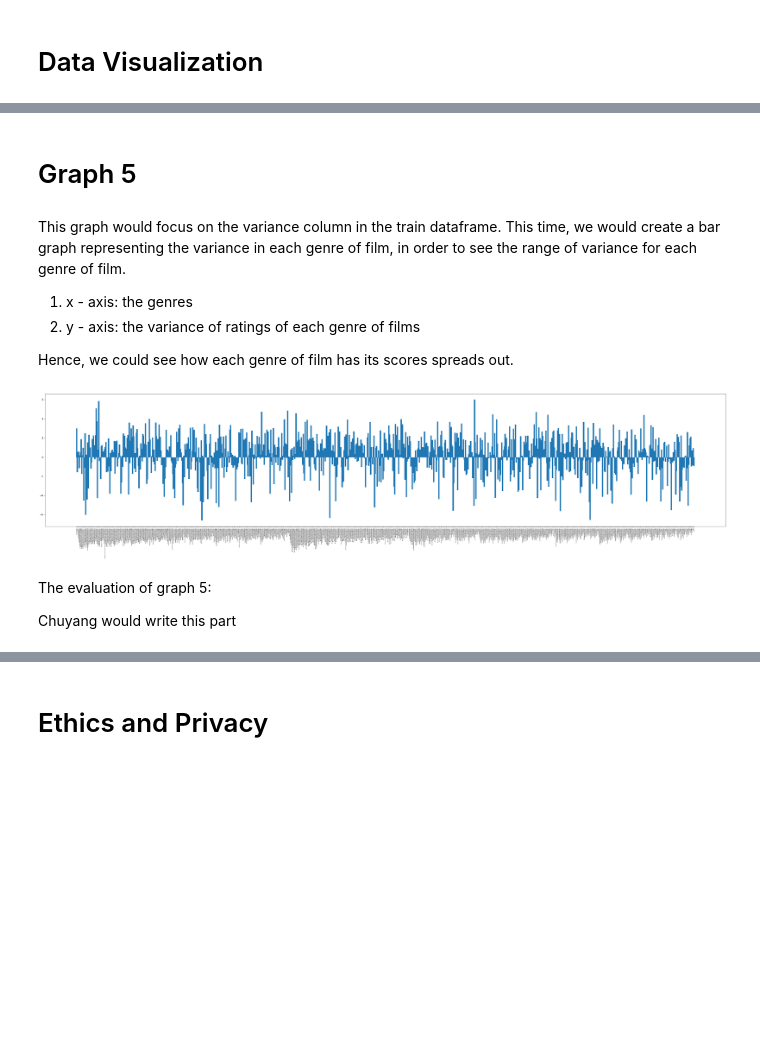
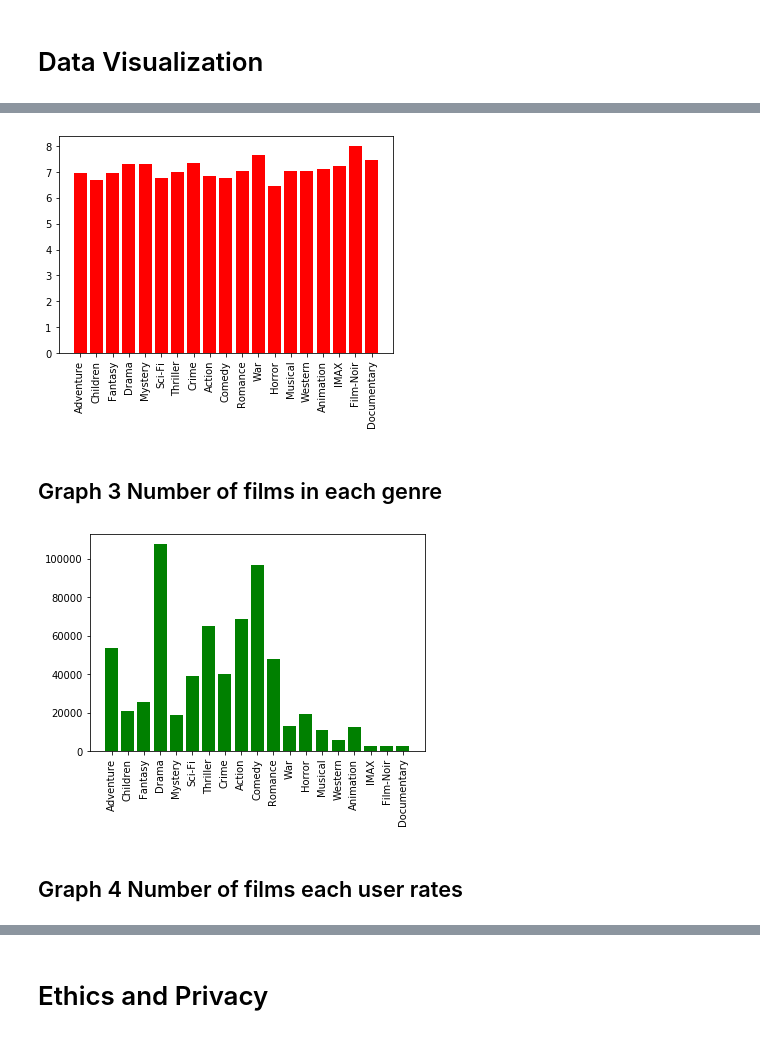
Before and after one commit to strkillr16/COGS108Final, a Jupyter notebook: Final Project Notebook.ipynb, the cells around one changed output, grey strips where cells are left out. Saved outputs shown, nothing was run; the diff lists cells and outputs as text; code cells hidden in the pictures; blank space fills up the shorter version.

```diff
--- a/Final Project Notebook.ipynb
+++ b/Final Project Notebook.ipynb
@@ -337,0 +129,14 @@ test['variance'] = variances
+# %%
+# calculate average score for the test set
+average_ratings = {}
+for index, row in test.iterrows():
+    if row[1] in average_ratings:
+        average_ratings[row[1]].append(row[2])
+    else:
+        average_ratings[row[1]] = [row[2]]
+
+average_dict = {}
+for key,value in average_ratings.items():
+    average_dict[key] = sum(value)/len(value)
+
+test['average_score'] = [average_dict[row[1]] for index,row in test.iterrows()]
@@ -374,8 +202,3 @@ scores = []
 for key, value in average_dict.items():
     genres.append(key)
     scores.append(value)
-# %%
-plt.bar(genres, height= scores)
-plt.rcParams["figure.figsize"] = [50, 10]
-plt.xticks(rotation=90)
-plt.show()
@@ -457,8 +204,0 @@ Chuyang would write this part
-# %% [markdown]
-# Graph 5
-# %% [markdown]
-This graph would focus on the variance column in the train dataframe. This time, we would create a bar graph representing the variance in each genre of film, in order to see the range of variance for each genre of film.
-1. x - axis: the genres
-2. y - axis: the variance of ratings of each genre of films
-
-Hence, we could see how each genre of film has its scores spreads out.
@@ -472,16 +205,7 @@ for index, row in train.iterrows():
-# %%
-genres = []
-variances = []
-for key, value in variances_dict.items():
-    genres.append(key)
-    variances.append(value)
-plt.bar(genres, height=variances, width=2)
-plt.xticks(rotation=90)
-plt.tick_params(axis='x', which='major', labelsize=3)
-plt.show()
-# %% [output]
-[figure, removed]
-# %% [markdown]
-The evaluation of graph 5:
-
-Chuyang would write this part
+# %%
+fig = plt.bar(genres, height= scores,color='r')
+fig = plt.xticks(genres, rotation=90)
+# %% [output]
+[figure, added]
+# %% [markdown]
+##  Graph 3 Number of films in each genre
@@ -487,0 +218,7 @@ Chuyang would write this part
+# %%
+fig = plt.bar(count.keys(), count.values(),color='g')
+fig = plt.xticks(rotation=90)
+# %% [output]
+[figure, added]
+# %% [markdown]
+## Graph 4 Number of films each user rates
```
Also changed, not shown: parts of 130 cells of this notebook, 3 other files.
